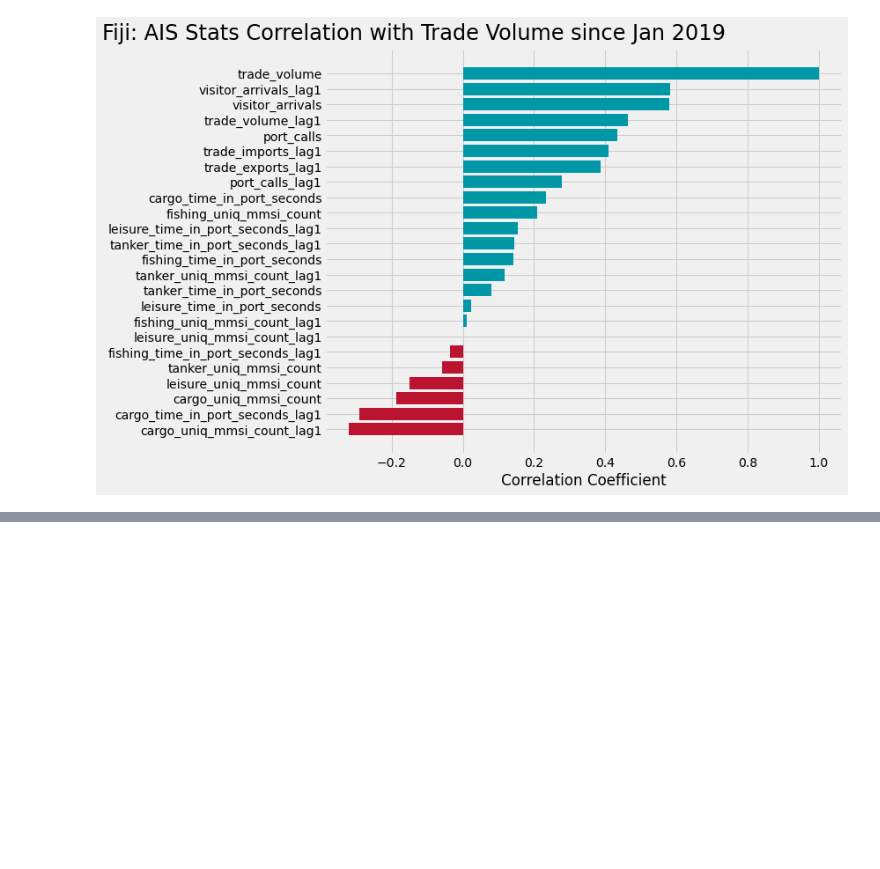
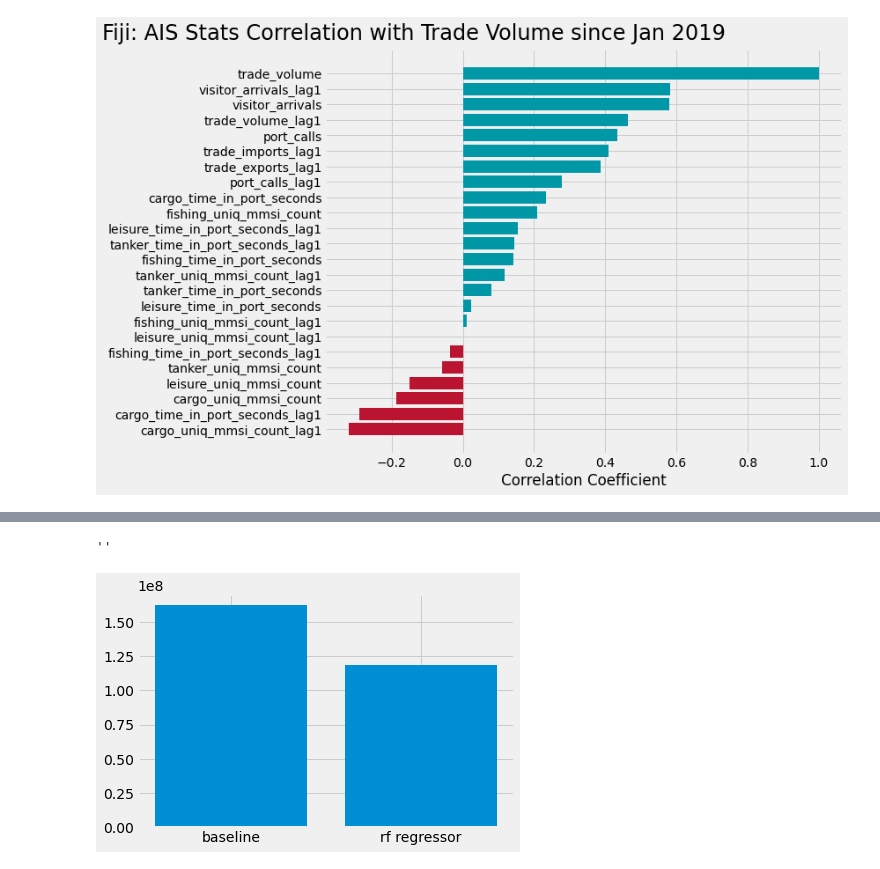
Before and after one commit to GeoffPidcock/ais-pacifimpact, a Jupyter notebook: notebooks/05--geoffpidcock--trade-modeling.ipynb, the cells around one changed output, grey strips where cells are left out. Saved outputs shown, nothing was run; the diff lists cells and outputs as text; code cells hidden in the pictures; blank space fills up the shorter version.

```diff
--- a/notebooks/05--geoffpidcock--trade-modeling.ipynb
+++ b/notebooks/05--geoffpidcock--trade-modeling.ipynb
@@ -331,0 +588,6 @@ plt.suptitle('Fiji: AIS Stats Correlation with Trade Volume since Jan 2019\n',x=
+# %%
+plt.bar(['baseline','rf regressor'],[162231830,118656304])
+;
+# %% [output]
+''
+[figure, added]
```
Also changed, not shown: parts of 44 cells of this notebook.
